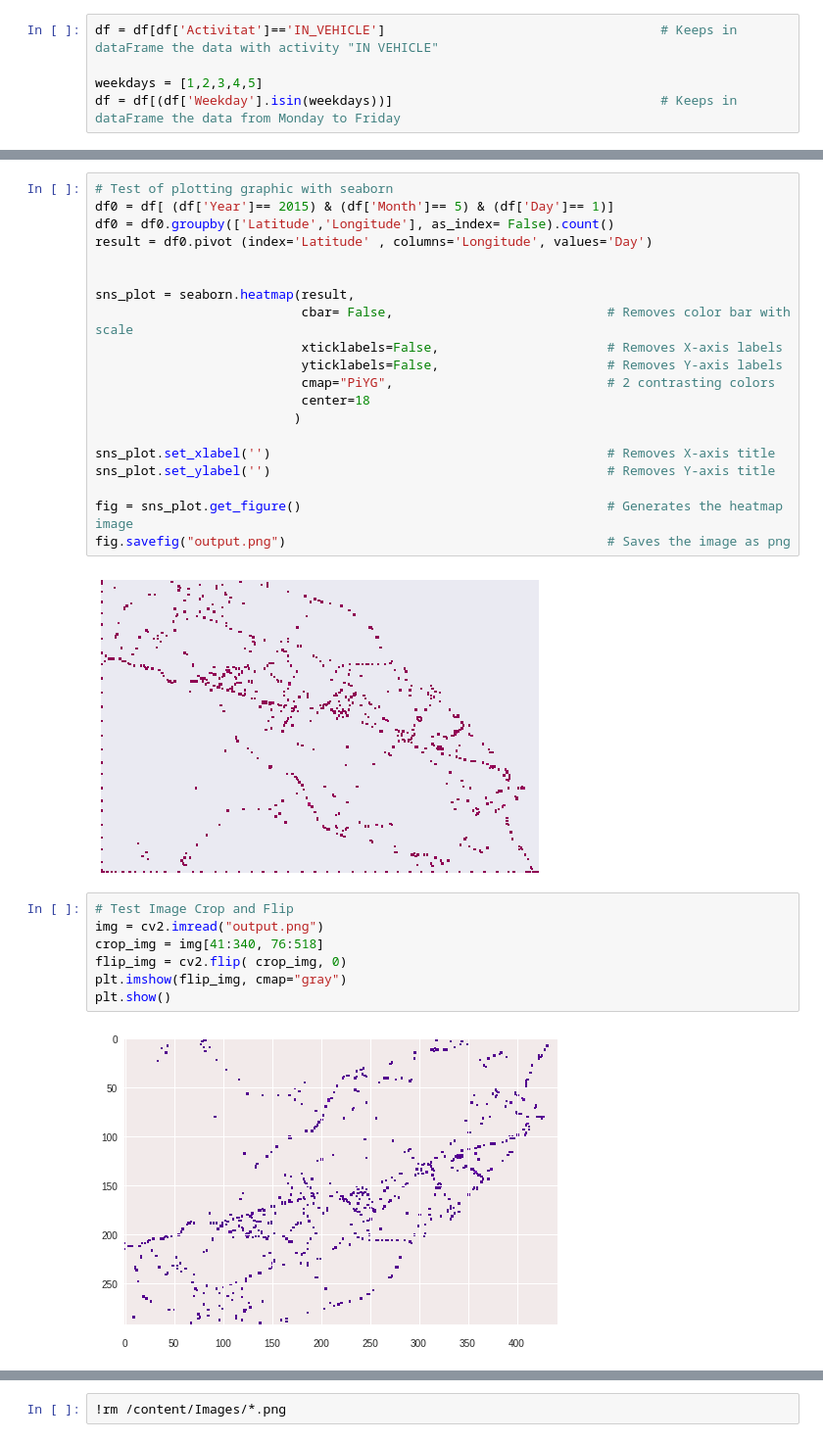
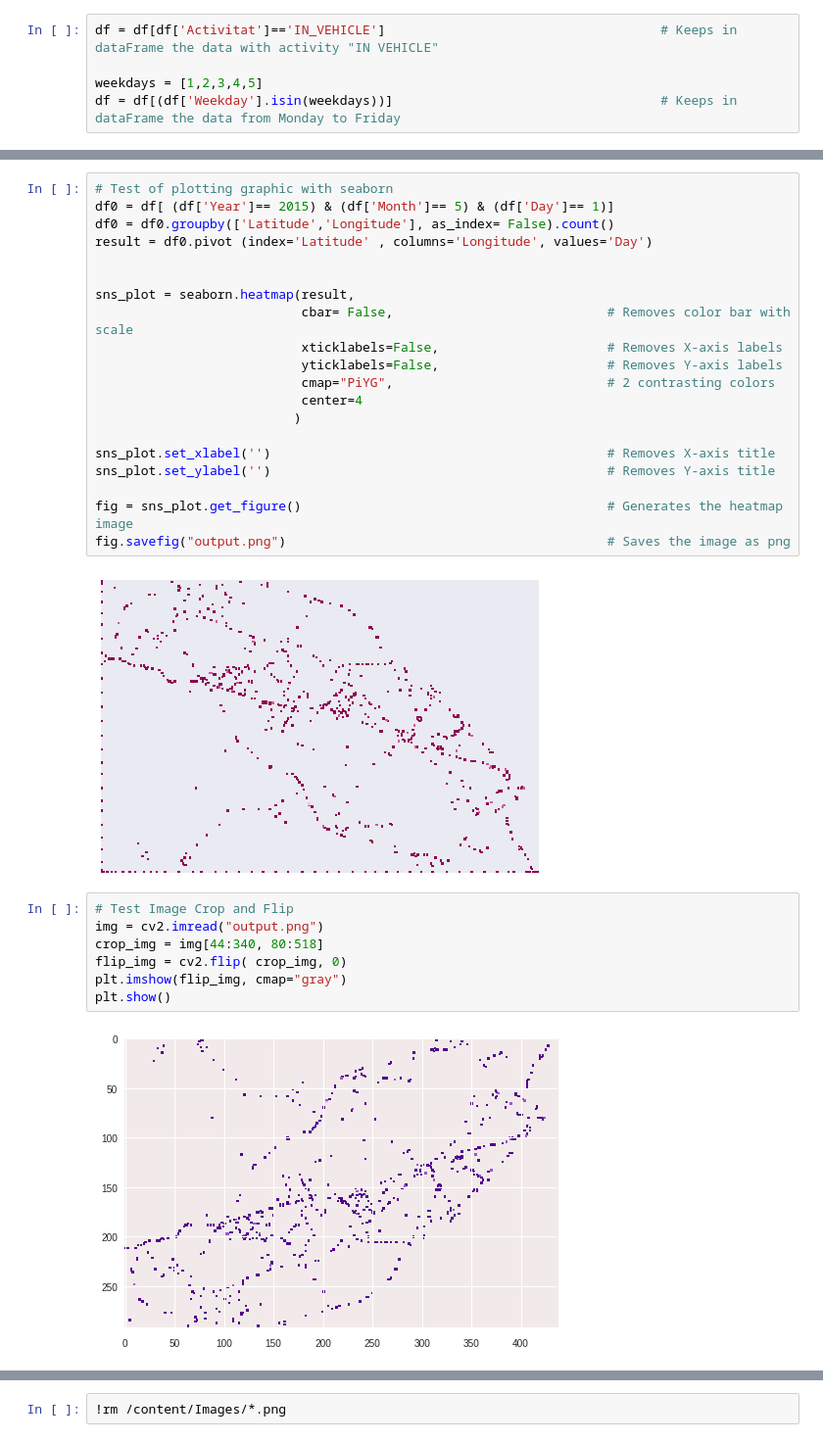
Before and after one commit to Giffy/AI_Mobile-footprint_AIBCN, a Jupyter notebook: 3_Dataset_creation_Images.ipynb, the cells around one changed output, grey strips where cells are left out. Shown at 98% size. Drawn from its saved outputs; the diff is of its cells as text.

Commit message:
Vehicle density image creation with seaborn / OpenCV

```diff
--- a/3_Dataset_creation_Images.ipynb
+++ b/3_Dataset_creation_Images.ipynb
@@ -72,7 +73,7 @@ sns_plot = seaborn.heatmap(result,
                            xticklabels=False,                      # Removes X-axis labels
                            yticklabels=False,                      # Removes Y-axis labels
                            cmap="PiYG",                            # 2 contrasting colors
-                           center=18
+                           center=4
                           )
 
 sns_plot.set_xlabel('')                                            # Removes X-axis title
@@ -81,16 +82,16 @@ sns_plot.set_ylabel('')                                            # Removes Y-a
 fig = sns_plot.get_figure()                                        # Generates the heatmap image
 fig.savefig("output.png")                                          # Saves the image as png
 # %% [output]
-[figure, old version]
+[figure, new version]
 # %%
 # Test Image Crop and Flip
 img = cv2.imread("output.png")
-crop_img = img[41:340, 76:518]
+crop_img = img[44:340, 80:518]
 flip_img = cv2.flip( crop_img, 0)
 plt.imshow(flip_img, cmap="gray")
 plt.show()
 # %% [output]
-[figure, old version]
+[figure, new version]
 # %%
 !mkdir /content/Images
 path = '/content/Images/'                                                # Path to store the heatmap images generated
```
Also changed, not shown: parts of 9 cells of this notebook.
